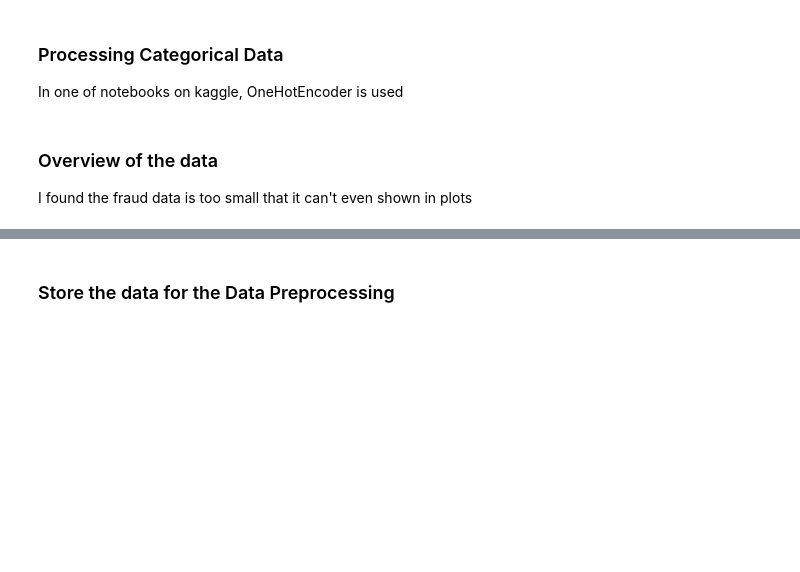
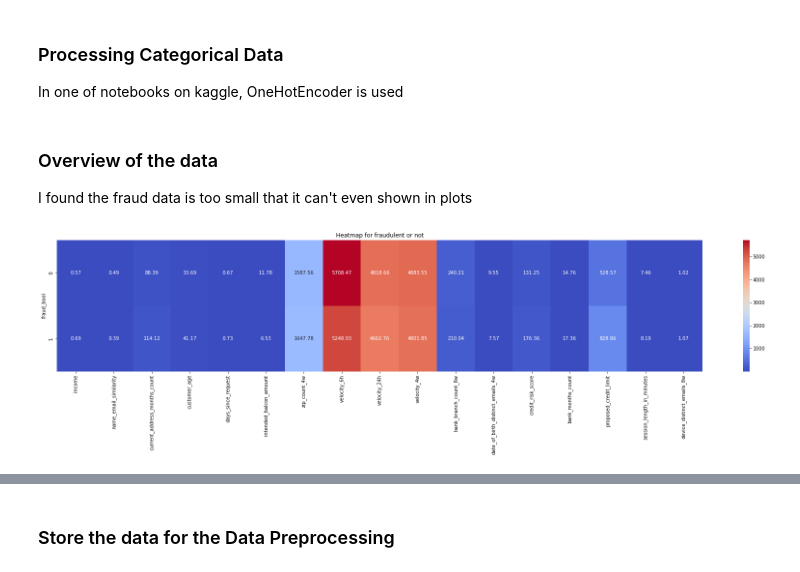
Before and after one commit to Junjie999/STATS503gogogo, a Jupyter notebook: Notebooks/EDA.ipynb, the cells around one changed output, grey strips where cells are left out. Saved outputs shown, nothing was run; the diff lists cells and outputs as text; code cells hidden in the pictures; blank space fills up the shorter version.

```diff
--- a/Notebooks/EDA.ipynb
+++ b/Notebooks/EDA.ipynb
@@ -121,6 +212,12 @@ df = df[df.bank_months_count != -1]
 In one of notebooks on kaggle, OneHotEncoder is used
 # %%
 # Place holder for further work
+# %%
+cate_var = ['payment_type','employment_status','housing_status',
+                     'source','device_os','email_is_free','phone_home_valid',
+                     'phone_mobile_valid','has_other_cards','foreign_request',
+                     'keep_alive_session','month']
+categorical_df = df_resampled[cate_var]
 # %% [markdown]
 ### Overview of the data
 
@@ -130,0 +231,13 @@ I found the fraud data is too small that it can't even shown in plots
+# %%
+numeric_df = df_resampled.drop(cate_var,axis=1)
+# %%
+# Calculate the mean of each numeric feature grouped by the 'Fraud' variable
+grouped_df = numeric_df.groupby('fraud_bool').mean()
+
+# Create the heatmap using the seaborn library
+plt.figure(figsize=(30, 5))
+sns.heatmap(grouped_df, annot=True, cmap='coolwarm', fmt='.2f')
+plt.title('Heatmap for fraudulent or not')
+plt.show()
+# %% [output]
+[figure, added]
```
Also changed, not shown: parts of 36 cells of this notebook, 5 other files.
